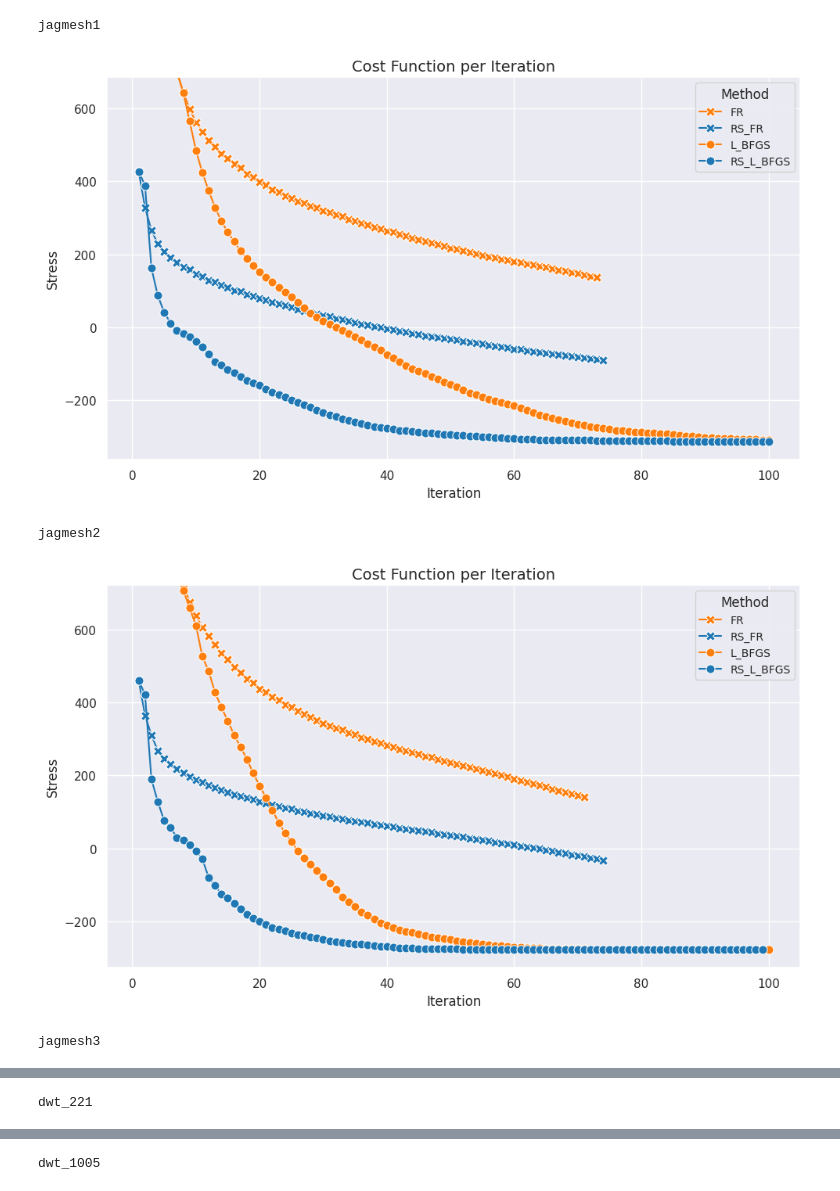
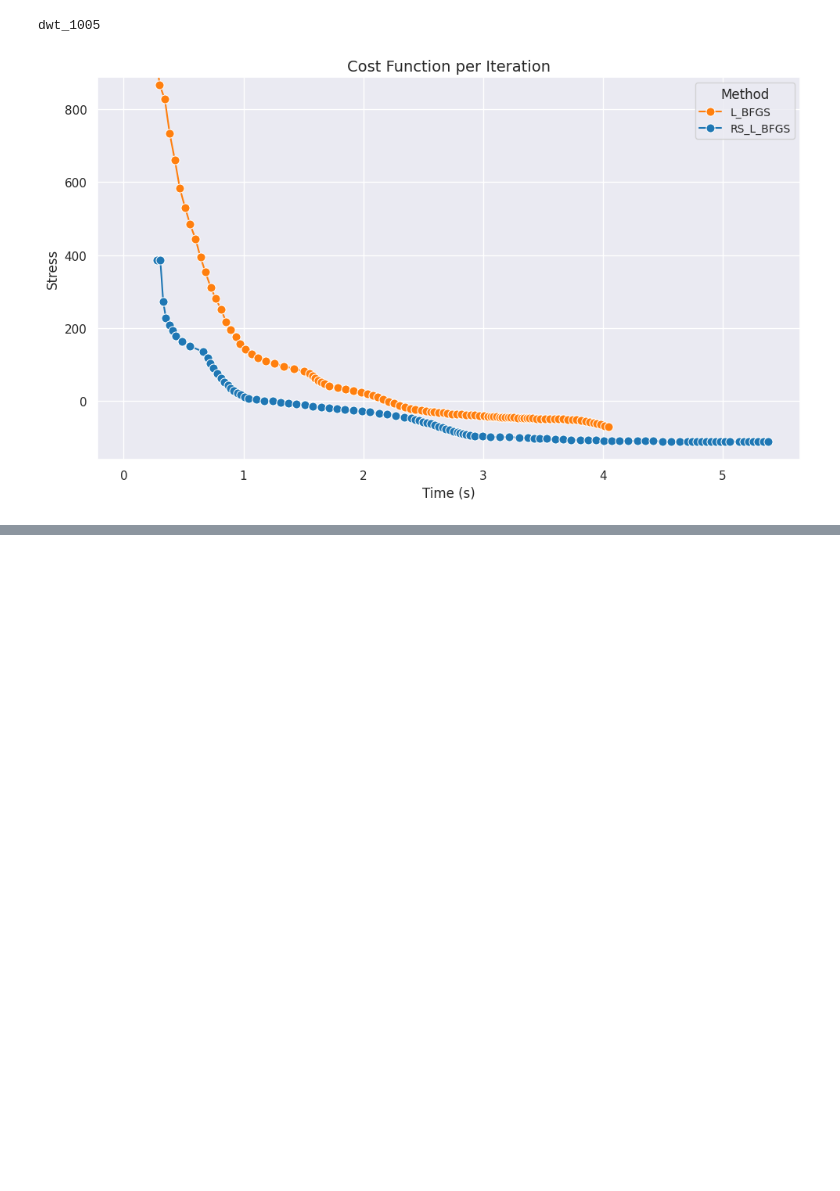
Before and after one commit to HirokiHamaguchi/Initial_Placement_for_Fruchterman-Reingold_Force_Model_with_Coordinate_Newton_Direction, a Jupyter notebook: src/jupyter/scores.ipynb, the cells around one changed output, grey strips where cells are left out. Cells and saved outputs as stored; diff of their text form; code cells hidden in the pictures; blank space fills up the shorter version.

```diff
--- a/src/jupyter/scores.ipynb
+++ b/src/jupyter/scores.ipynb
@@ -5,13 +5,16 @@ import pandas as pd
 import numpy as np
 
 
-def plot_cost_function(method_names, cost_lists):
+def plot_cost_function(method_names, cost_lists, time_lists):
     data = []
-    for method, costs in zip(method_names, cost_lists):
-        for iteration, cost in enumerate(costs, start=1):
-            data.append([method, iteration, cost])
 
-    df = pd.DataFrame(data, columns=["Method", "Iteration", "Cost"])
+    assert len(method_names) == len(cost_lists) == len(time_lists)
+    for method, costs, times in zip(method_names, cost_lists, time_lists):
+        assert len(costs) == len(times)
+        for iteration, (cost, time) in enumerate(zip(costs, times), start=1):
+            data.append([method, iteration, cost, time])
+    df = pd.DataFrame(data, columns=["Method", "Iteration", "Cost", "Time"])
+
     plt.figure(figsize=(10, 6))
     sns.set_theme(style="darkgrid")
     minData = np.inf
@@ -19,7 +22,8 @@ def plot_cost_function(method_names, cost_lists):
         marker = "o" if "BFGS" in method else "X"
         subset = df[df["Method"] == method]
         sns.lineplot(
-            x="Iteration",
+            # x="Iteration",
+            x="Time",
             y="Cost",
             data=subset,
             marker=marker,
@@ -29,7 +33,8 @@ def plot_cost_function(method_names, cost_lists):
         )
         minData = min(minData, subset["Cost"].min())
 
-    plt.xlabel("Iteration", fontsize=12)
+    # plt.xlabel("Iteration", fontsize=12)
+    plt.xlabel("Time (s)", fontsize=12)
     plt.ylabel("Stress", fontsize=12)
     plt.ylim(minData - 50, minData + 1000)
     plt.title("Cost Function per Iteration", fontsize=14)
@@ -52,15 +57,14 @@ def parse_hist_file(file_path):
                 _hist_size = int(file.readline().strip())
                 hist = list(map(float, file.readline().strip().split()))
                 data[matrix_name][method_name]["history"] = hist
+                time = list(map(float, file.readline().strip().split()))
+                data[matrix_name][method_name]["time"] = time
                 time_line = file.readline().strip()
                 avg_time = float(time_line.split(": ")[1])
-                data[matrix_name][method_name]["average_elapsed_time"] = avg_time
+                data[matrix_name][method_name]["elapsed_time"] = avg_time
                 score_line = file.readline().strip()
                 avg_score = float(score_line.split(": ")[1])
-                data[matrix_name][method_name]["average_score"] = avg_score
-                variance_line = file.readline().strip()
-                variance = float(variance_line.split(": ")[1])
-                data[matrix_name][method_name]["variance_score"] = variance
+                data[matrix_name][method_name]["score"] = avg_score
 
     return data
 # %%
@@ -82,12 +76,10 @@ dict_keys(['jagmesh1', 'jagmesh2', 'jagmesh3', 'dwt_221', 'dwt_1005', 'arc130',
 # %%
 for matrixName in parsed_data:
     print(matrixName)
     methods = parsed_data[matrixName].keys()
     costs = [parsed_data[matrixName][method]["history"] for method in methods]
-    plot_cost_function(methods, costs)
+    times = [parsed_data[matrixName][method]["time"] for method in methods]
+    plot_cost_function(methods, costs, times)
 # %% [output]
-jagmesh1
+dwt_1005
-[figure, old version]
+[figure, new version]
-jagmesh2
-[figure, removed]
-jagmesh3
@@ -95 +85,0 @@ jagmesh3
-dwt_221
@@ -97 +85,0 @@ dwt_221
-dwt_1005
```
Also changed, not shown: parts of 3 cells of this notebook, 3 other files.
